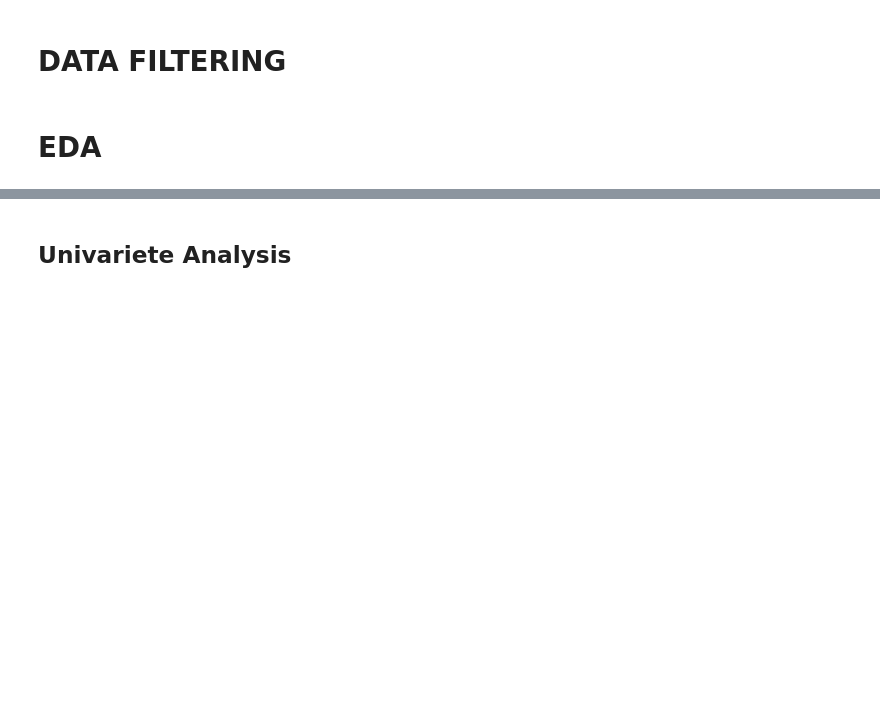
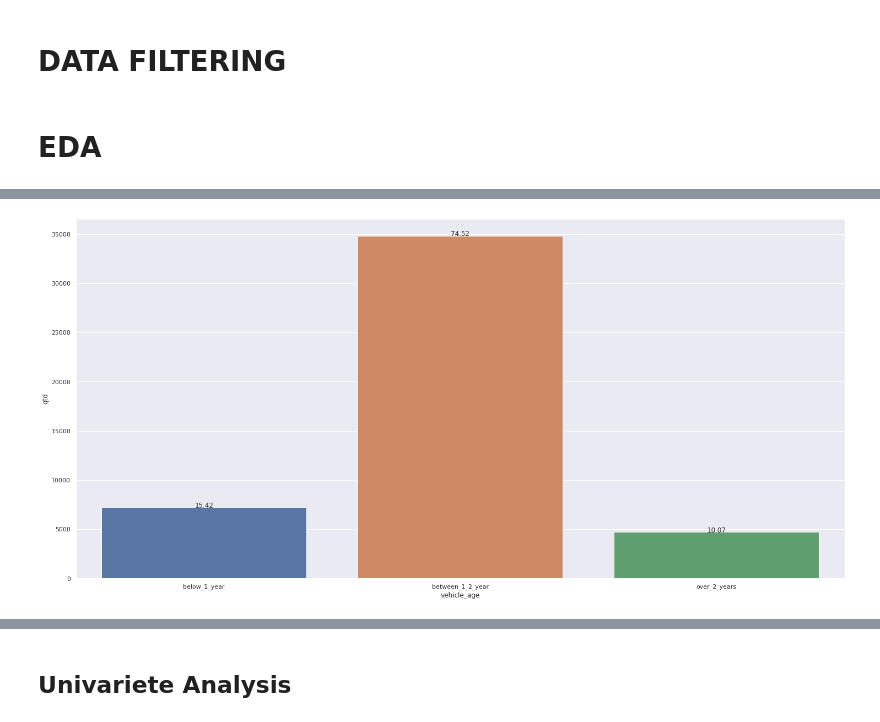
Before and after one commit to alexhenriquepineda/Health-Insurance-Cross-Sell, a Jupyter notebook: m08-model-performance.ipynb, the cells around one changed output, grey strips where cells are left out. Drawn from its saved outputs; the diff is of its cells as text; code cells hidden in the pictures; blank space fills up the shorter version.

```diff
--- a/m08-model-performance.ipynb
+++ b/m08-model-performance.ipynb
@@ -273,0 +344,8 @@ df4 = df3.copy()
+# %%
+aux=df4[df4['response']==1]
+aux=aux[['vehicle_age']].groupby('vehicle_age').size().reset_index().rename(columns={0:'qtd'})
+ax=sns.barplot(data=aux,x='vehicle_age',y='qtd');
+total=sum(aux['qtd'])
+graphic_percentage(ax,total)
+# %% [output]
+[figure, added]
```
Also changed, not shown: parts of 39 cells of this notebook.
